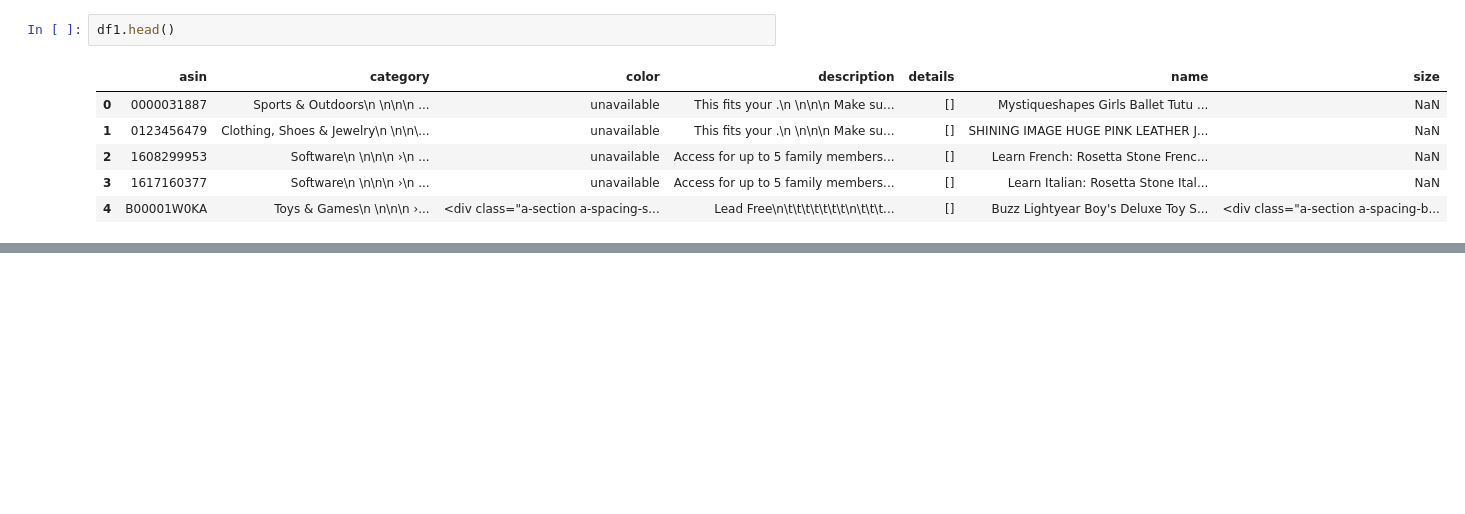
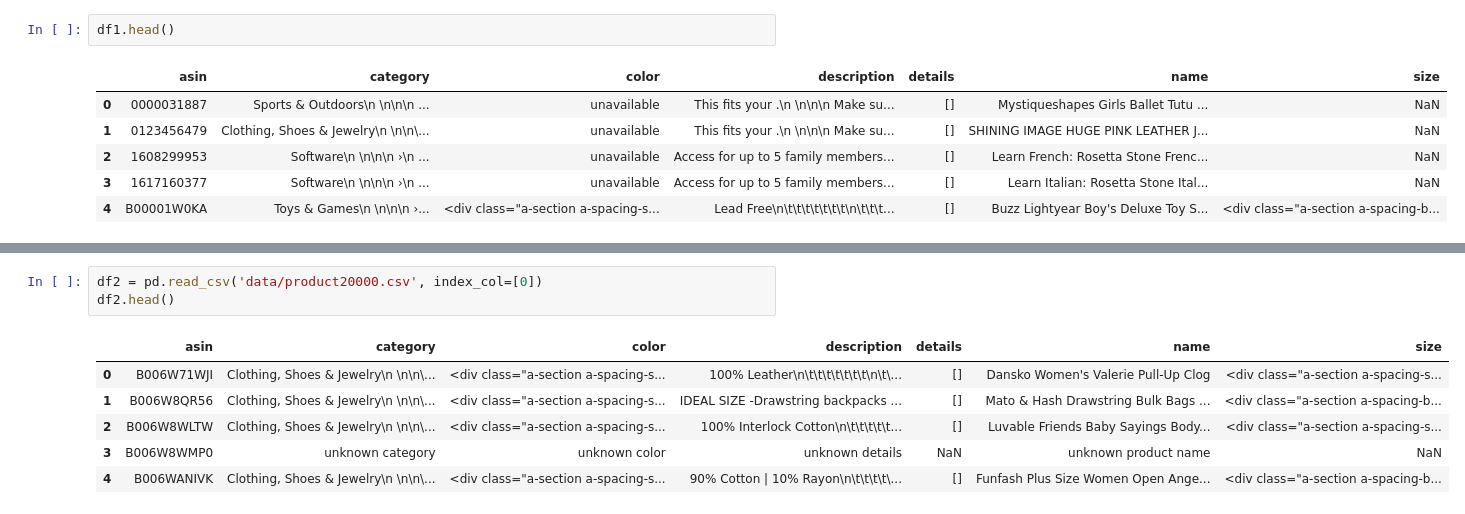
Before and after one commit to rachelkoenig10/recommender-system-capstone, a Jupyter notebook: EDA-scrape.ipynb, the cells around one changed output, grey strips where cells are left out. Drawn from its saved outputs; the diff is of its cells as text; blank space fills up the shorter version.

```diff
--- a/EDA-scrape.ipynb
+++ b/EDA-scrape.ipynb
@@ -294,0 +57,10 @@ Name: color, Length: 363, dtype: int64
+# %%
+df2 = pd.read_csv('data/product20000.csv', index_col=[0])
+df2.head()
+# %% [output]
+|  | asin | category | color | description | details | name | size |
+| 0 | B006W71WJI | Clothing, Shoes & Jewelry\n \n\n\... | <div class="a-section a-spacing-s... | 100% Leather\n\t\t\t\t\t\t\t\n\t\... | [] | Dansko Women's Valerie Pull-Up Clog | <div class="a-section a-spacing-s... |
+| 1 | B006W8QR56 | Clothing, Shoes & Jewelry\n \n\n\... | <div class="a-section a-spacing-s... | IDEAL SIZE -Drawstring backpacks ... | [] | Mato & Hash Drawstring Bulk Bags ... | <div class="a-section a-spacing-b... |
+| 2 | B006W8WLTW | Clothing, Shoes & Jewelry\n \n\n\... | <div class="a-section a-spacing-s... | 100% Interlock Cotton\n\t\t\t\t\t... | [] | Luvable Friends Baby Sayings Body... | <div class="a-section a-spacing-s... |
+| 3 | B006W8WMP0 | unknown category | unknown color | unknown details | NaN | unknown product name | NaN |
+| 4 | B006WANIVK | Clothing, Shoes & Jewelry\n \n\n\... | <div class="a-section a-spacing-s... | 90% Cotton | 10% Rayon\n\t\t\t\t\... | [] | Funfash Plus Size Women Open Ange... | <div class="a-section a-spacing-b... |
```
Also changed, not shown: parts of 47 cells of this notebook, 4 other files.
